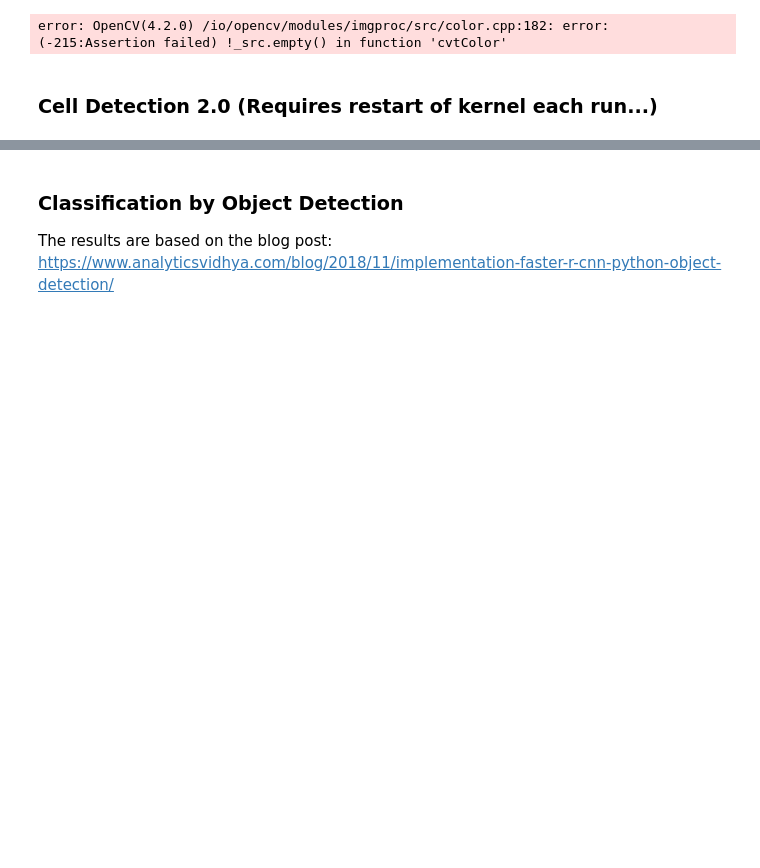
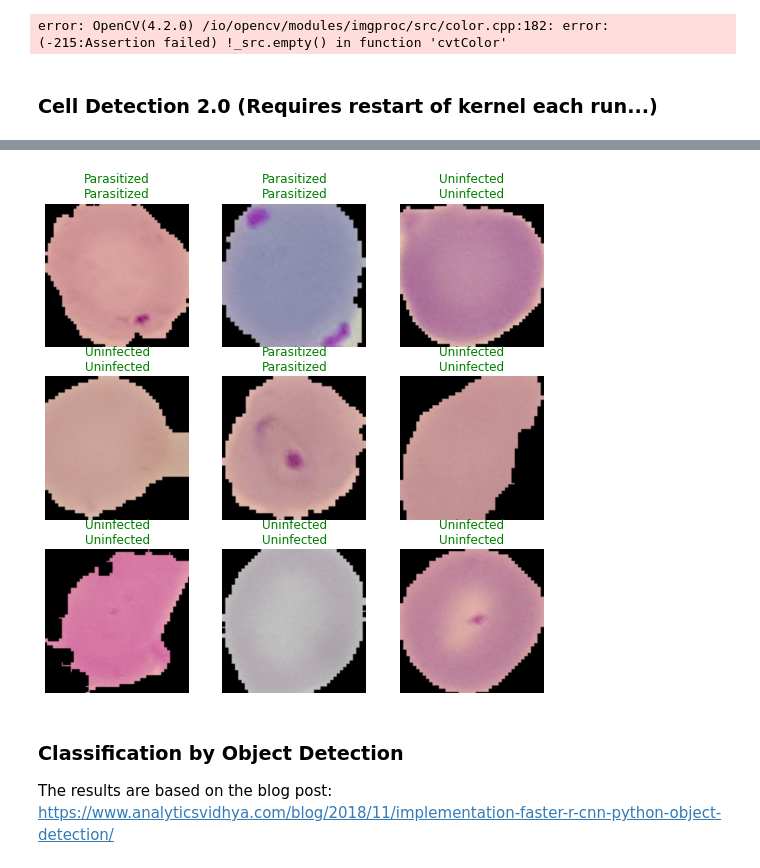
Before and after one commit to fensterheim/OpenUDataScienceProj, a Jupyter notebook: Project/proposal/Project Proposal.ipynb, the cells around one changed output, grey strips where cells are left out. Saved outputs shown, nothing was run; the diff lists cells and outputs as text; code cells hidden in the pictures; blank space fills up the shorter version.

```diff
--- a/Project/proposal/Project Proposal.ipynb
+++ b/Project/proposal/Project Proposal.ipynb
@@ -298,0 +399,3 @@ cv.waitKey()
+# %%
+learn.show_results()
+# %% [output]
@@ -299,3 +403,4 @@ cv.waitKey()
+[figure, added]
 # %% [markdown]
 ### Classification by Object Detection
 
```
Also changed, not shown: parts of 16 cells of this notebook.
